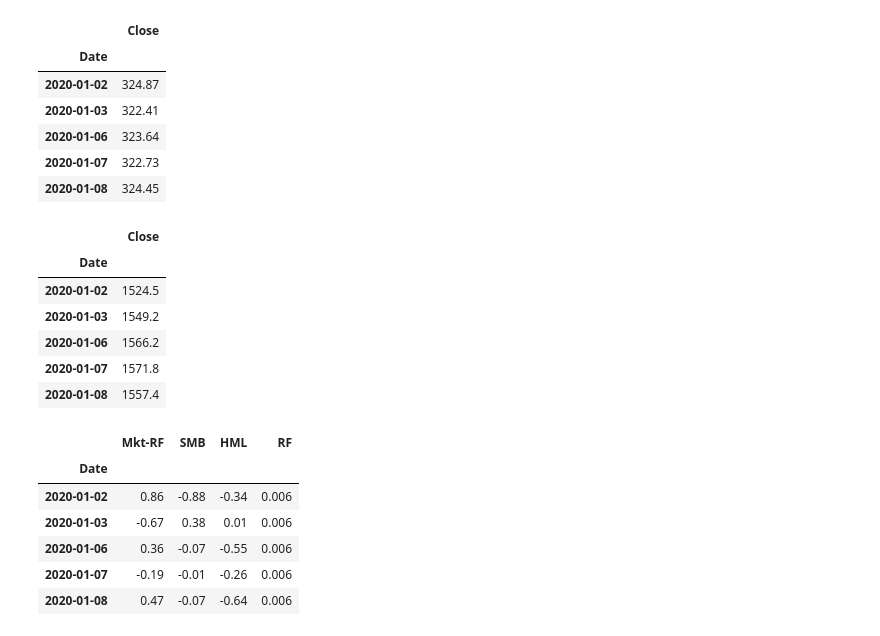
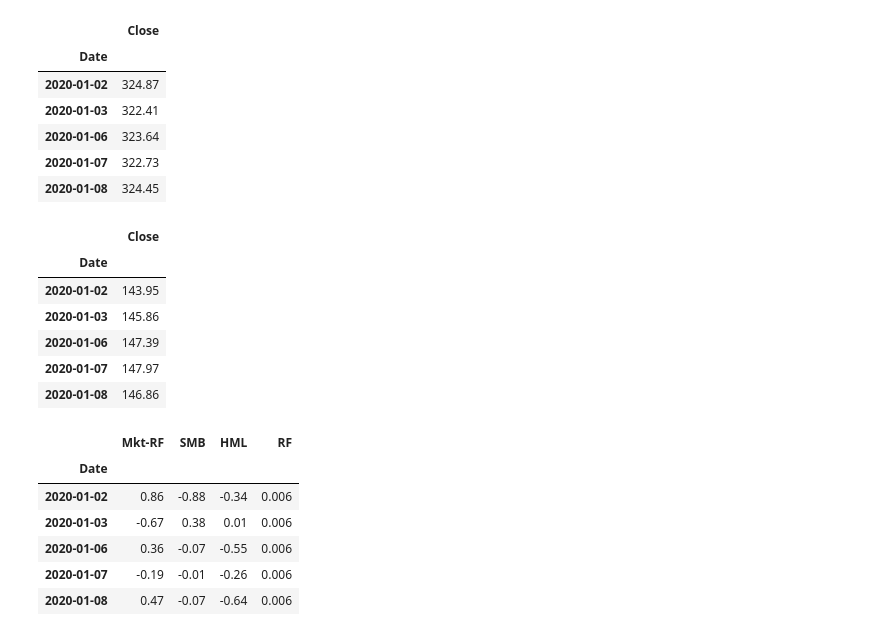
Before and after one commit to CYXNBNBNB/AD685-Quantitative-Methods-for-Finance, a Jupyter notebook: AD685 OLS Regression HAC.ipynb, the cells around one changed output. Cells and saved outputs as stored; diff of their text form; code cells hidden in the pictures.

```diff
--- a/AD685 OLS Regression HAC.ipynb
+++ b/AD685 OLS Regression HAC.ipynb
@@ -45,24 +45,24 @@ SPY.head()
 | 2020-01-07 | 322.73 |
 | 2020-01-08 | 324.45 |
 # %%
-GCF = pd.read_excel(
-    "data/GCF.xlsx",
+GLD = pd.read_excel(
+    "data/GLD.xlsx",
     sheet_name=0,
     engine="openpyxl"
 )
 
-GCF["Date"] = pd.to_datetime(GCF["Date"])
-GCF = GCF.set_index("Date").sort_index()
+GLD["Date"] = pd.to_datetime(GLD["Date"])
+GLD = GLD.set_index("Date").sort_index()
 
-GCF.head()
+GLD.head()
 # %% [output]
 |  | Close |
 | Date |  |
-| 2020-01-02 | 1524.5 |
-| 2020-01-03 | 1549.2 |
-| 2020-01-06 | 1566.2 |
-| 2020-01-07 | 1571.8 |
-| 2020-01-08 | 1557.4 |
+| 2020-01-02 | 143.95 |
+| 2020-01-03 | 145.86 |
+| 2020-01-06 | 147.39 |
+| 2020-01-07 | 147.97 |
+| 2020-01-08 | 146.86 |
 # %%
 CRSP = pd.read_excel(
     "data/CRSP.xlsx",
```
Also changed, not shown: parts of 15 cells of this notebook, 7 other files.
